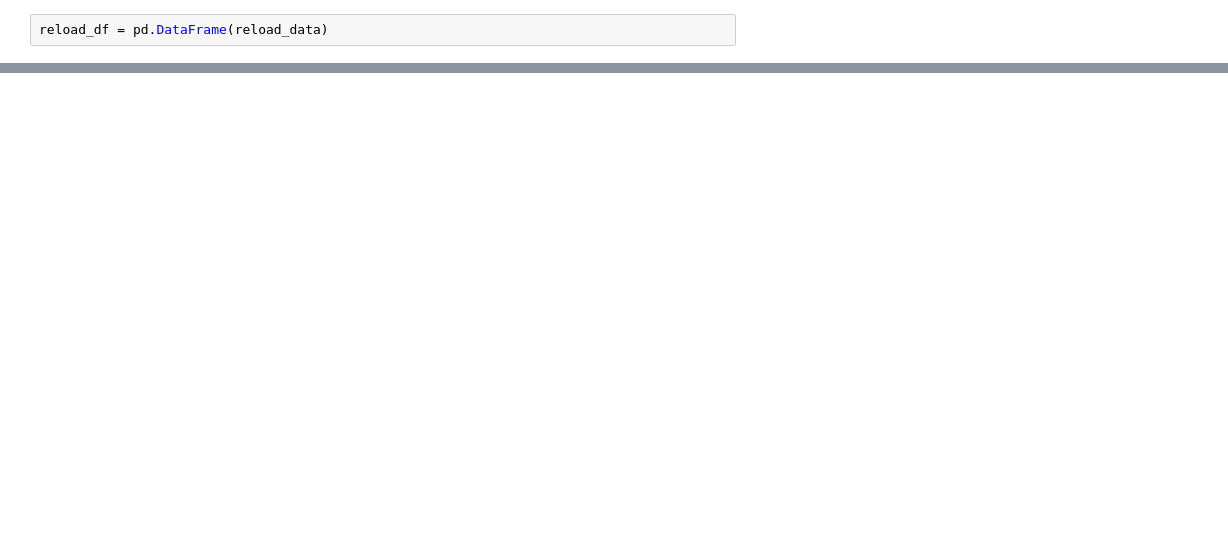
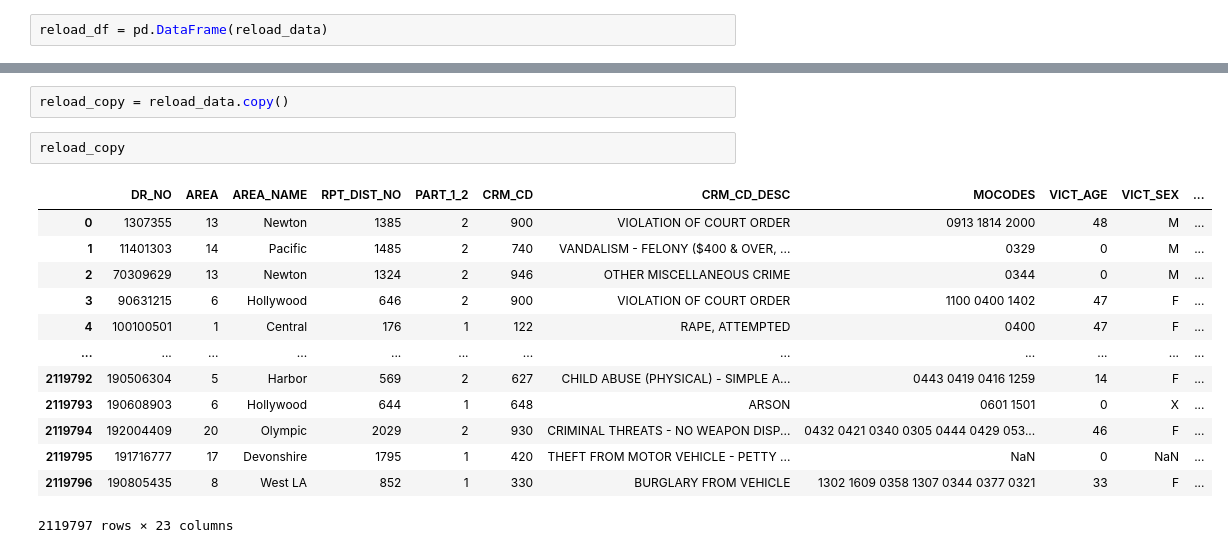
Before and after one commit to s414-3502/cis4301-group4-project23, a Jupyter notebook: Preprocessing/Database_Project_CIS4301.ipynb, the cells around one changed output, grey strips where cells are left out. Drawn from its saved outputs; the diff is of its cells as text; blank space fills up the shorter version.

```diff
--- a/Preprocessing/Database_Project_CIS4301.ipynb
+++ b/Preprocessing/Database_Project_CIS4301.ipynb
@@ -494,0 +510,18 @@ files.download('crimedataset17_22.csv')
+# %%
+reload_copy = reload_data.copy()
+# %%
+reload_copy
+# %% [output]
+|  | DR_NO | AREA | AREA_NAME | RPT_DIST_NO | PART_1_2 | CRM_CD | CRM_CD_DESC | MOCODES | VICT_AGE | VICT_SEX | ... |
+| 0 | 1307355 | 13 | Newton | 1385 | 2 | 900 | VIOLATION OF COURT ORDER | 0913 1814 2000 | 48 | M | ... |
+| 1 | 11401303 | 14 | Pacific | 1485 | 2 | 740 | VANDALISM - FELONY ($400 & OVER, ... | 0329 | 0 | M | ... |
+| 2 | 70309629 | 13 | Newton | 1324 | 2 | 946 | OTHER MISCELLANEOUS CRIME | 0344 | 0 | M | ... |
+| 3 | 90631215 | 6 | Hollywood | 646 | 2 | 900 | VIOLATION OF COURT ORDER | 1100 0400 1402 | 47 | F | ... |
+| 4 | 100100501 | 1 | Central | 176 | 1 | 122 | RAPE, ATTEMPTED | 0400 | 47 | F | ... |
+| ... | ... | ... | ... | ... | ... | ... | ... | ... | ... | ... | ... |
+| 2119792 | 190506304 | 5 | Harbor | 569 | 2 | 627 | CHILD ABUSE (PHYSICAL) - SIMPLE A... | 0443 0419 0416 1259 | 14 | F | ... |
+| 2119793 | 190608903 | 6 | Hollywood | 644 | 1 | 648 | ARSON | 0601 1501 | 0 | X | ... |
+| 2119794 | 192004409 | 20 | Olympic | 2029 | 2 | 930 | CRIMINAL THREATS - NO WEAPON DISP... | 0432 0421 0340 0305 0444 0429 053... | 46 | F | ... |
+| 2119795 | 191716777 | 17 | Devonshire | 1795 | 1 | 420 | THEFT FROM MOTOR VEHICLE - PETTY ... | NaN | 0 | NaN | ... |
+| 2119796 | 190805435 | 8 | West LA | 852 | 1 | 330 | BURGLARY FROM VEHICLE | 1302 1609 0358 1307 0344 0377 0321 | 33 | F | ... |
+2119797 rows × 23 columns
```
Also changed, not shown: parts of 26 cells of this notebook.
